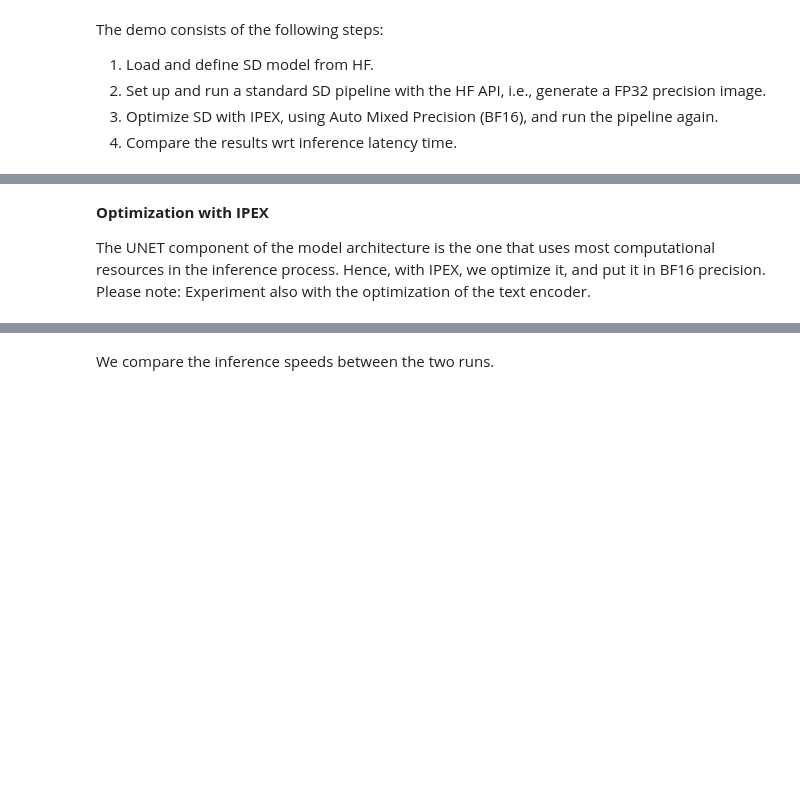
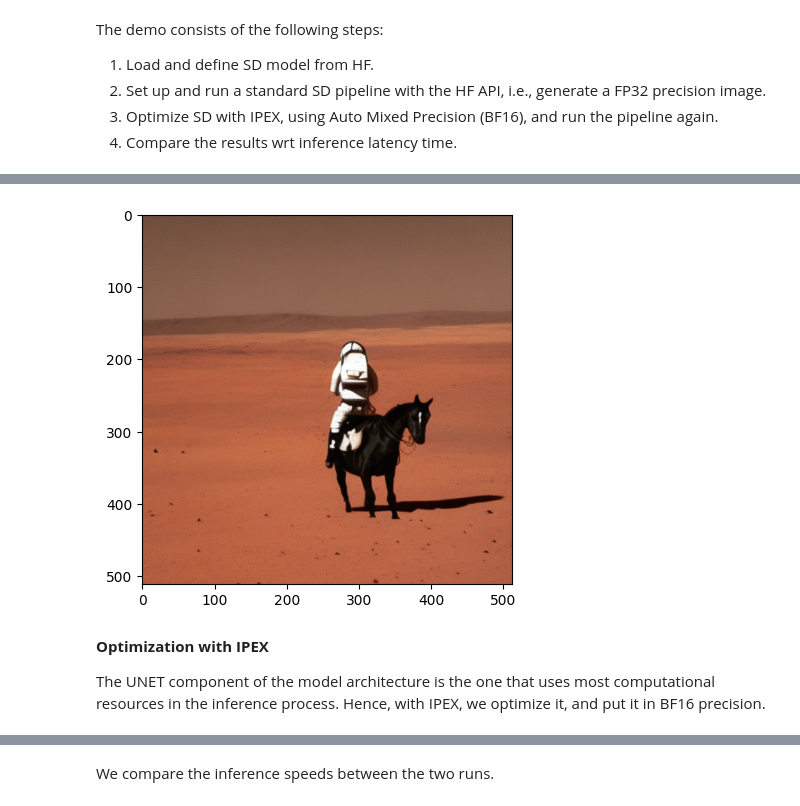
Before and after one commit to ZhaoqiongZ/oneapi-devsummit-apj-2023, a Jupyter notebook: sd_ipex_spr.ipynb, the cells around one changed output, grey strips where cells are left out. Cells and saved outputs as stored; diff of their text form; code cells hidden in the pictures; blank space fills up the shorter version.

```diff
--- a/sd_ipex_spr.ipynb
+++ b/sd_ipex_spr.ipynb
@@ -78,20 +95,18 @@ Please experiment with your own prompts!
 # %%
 # Define the prompt for the image generation
-prompt = "Painting of a frog with hat on a bicycle cycling in New York City at a beautiful dusk with a traffic jam and moody people in the style of Picasso"
+prompt = "a photo of an astronaut riding a horse on mars"
 
 # Set the number of iterations for the image generation
 n_inf_steps = 10
 
-# Setting seed for deterministic output
-seed = 701
-generator = torch.Generator("cpu").manual_seed(seed)
-
 # Simple timing of inference
 start = time.time()
-image = pipe(prompt, num_inference_steps=n_inf_steps, generator=generator).images[0]
+image = pipe(prompt, num_inference_steps=n_inf_steps).images[0]
 end = time.time()
 sd_fp32_t = end-start
 print(f"Generating one FP32 image took {round(sd_fp32_t, 2)}s")
 
-image.save("frog_test_FP32.png")
+image.save("test_FP32.png")
+imgplot = plt.imshow(image)
+plt.show()
 # %% [output]
@@ -99,8 +114,8 @@ Generating one FP32 image took 8.9s
+[figure, added]
-# %% [markdown]
-**Optimization with IPEX**
-
-The UNET component of the model architecture is the one that uses most computational resources in the inference process. Hence, with IPEX, we optimize it, and put it in BF16 precision.
-Please note: Experiment also with the optimization of the text encoder.
+# %% [markdown]
+**Optimization with IPEX**
+
+The UNET component of the model architecture is the one that uses most computational resources in the inference process. Hence, with IPEX, we optimize it, and put it in BF16 precision.
 # %%
 import intel_extension_for_pytorch as ipex
 
```
Also changed, not shown: parts of 10 cells of this notebook, 1 other file.
